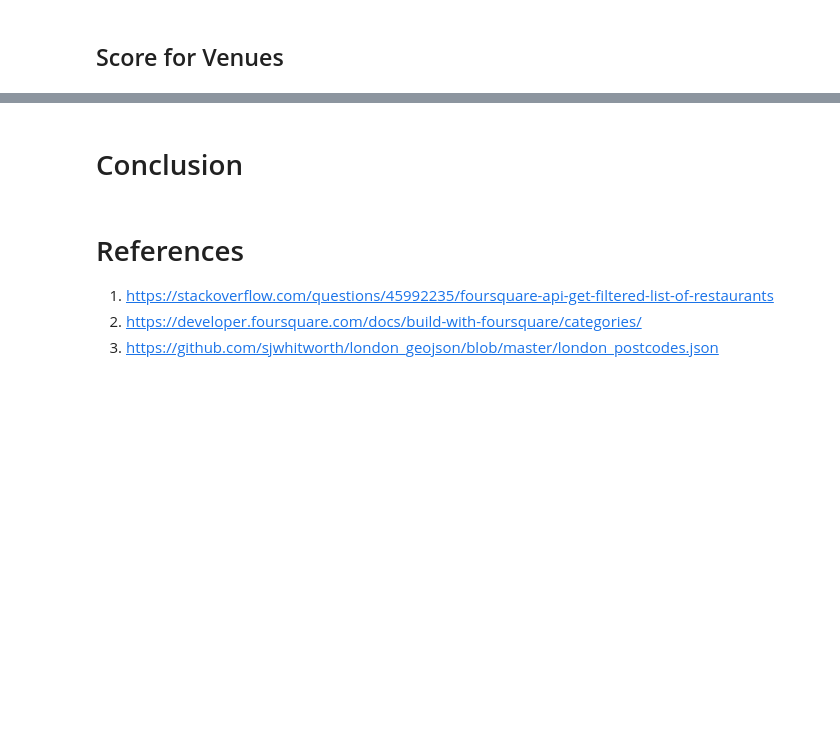
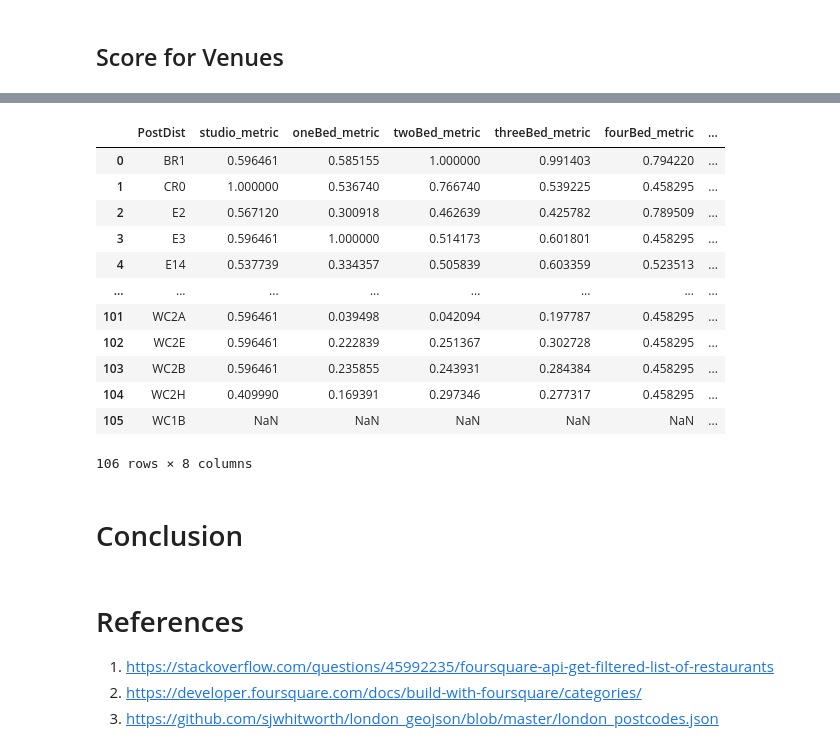
Before and after one commit to namiyousef/Coursera_Capstone, a Jupyter notebook: Capstone Notebooks/FinalCapstone_5_Analysis.ipynb, the cells around one changed output, grey strips where cells are left out. Drawn from its saved outputs; the diff is of its cells as text; code cells hidden in the pictures; blank space fills up the shorter version.

Commit message:
found cause of index problem

```diff
--- a/Capstone Notebooks/FinalCapstone_5_Analysis.ipynb
+++ b/Capstone Notebooks/FinalCapstone_5_Analysis.ipynb
@@ -861,0 +858,6 @@ df_venues
+# %%
+df_grouped_mean = df_venues.copy()
+df_grouped_mean.drop(['Unnamed: 0','names','type_minor','count'],axis = 1,inplace = True)
+df_grouped_mean = df_grouped_mean.groupby(['postcodes','type_major']).mean()
+print(df_grouped_mean.shape)
+df_grouped_mean.head()
@@ -861,0 +873,8 @@ df_venues
+# %%
+df_grouped_sum = df_venues.copy()
+df_grouped_sum.drop(['Unnamed: 0','names','type_minor','distance'],axis = 1,inplace = True)
+df_grouped_sum = df_grouped_sum.groupby(['postcodes','type_major']).sum()
+print(df_grouped_sum.shape)
+
+
+df_grouped_sum.head()
@@ -861,0 +893,5 @@ df_venues
+# %%
+df_venues_new = pd.concat([df_grouped_sum,df_grouped_mean],axis =1 )
+df_venues_new['venue_Metric'] = df_venues_new['count'] / df_venues_new.distance
+
+df_venues_new.head()
@@ -862,3 +906,27 @@ df_venues
+# %%
+# combine all the metrics in the final dataset
+df_venues_new.venue_Metric = scaler.fit_transform(np.asarray(df_venues_new.venue_Metric).reshape(-1,1))
+df_venues_new.reset_index(inplace = True)
+
+#for venue in df_venues_new.type_major.unique():
+    #df_scaled['{}_Metric'.format(venue)] = df_venues_new.venue_Metric[df_venues_new.type_major == venue].reset_index()
+
+
+df_scaled
+# %% [output]
+|  | PostDist | studio_metric | oneBed_metric | twoBed_metric | threeBed_metric | fourBed_metric | ... |
+| 0 | BR1 | 0.596461 | 0.585155 | 1.000000 | 0.991403 | 0.794220 | ... |
+| 1 | CR0 | 1.000000 | 0.536740 | 0.766740 | 0.539225 | 0.458295 | ... |
+| 2 | E2 | 0.567120 | 0.300918 | 0.462639 | 0.425782 | 0.789509 | ... |
+| 3 | E3 | 0.596461 | 1.000000 | 0.514173 | 0.601801 | 0.458295 | ... |
+| 4 | E14 | 0.537739 | 0.334357 | 0.505839 | 0.603359 | 0.523513 | ... |
+| ... | ... | ... | ... | ... | ... | ... | ... |
+| 101 | WC2A | 0.596461 | 0.039498 | 0.042094 | 0.197787 | 0.458295 | ... |
+| 102 | WC2E | 0.596461 | 0.222839 | 0.251367 | 0.302728 | 0.458295 | ... |
+| 103 | WC2B | 0.596461 | 0.235855 | 0.243931 | 0.284384 | 0.458295 | ... |
+| 104 | WC2H | 0.409990 | 0.169391 | 0.297346 | 0.277317 | 0.458295 | ... |
+| 105 | WC1B | NaN | NaN | NaN | NaN | NaN | ... |
+106 rows × 8 columns
 # %% [markdown]
 # Conclusion
 # %% [markdown]
```
Also changed, not shown: parts of 18 cells of this notebook.
